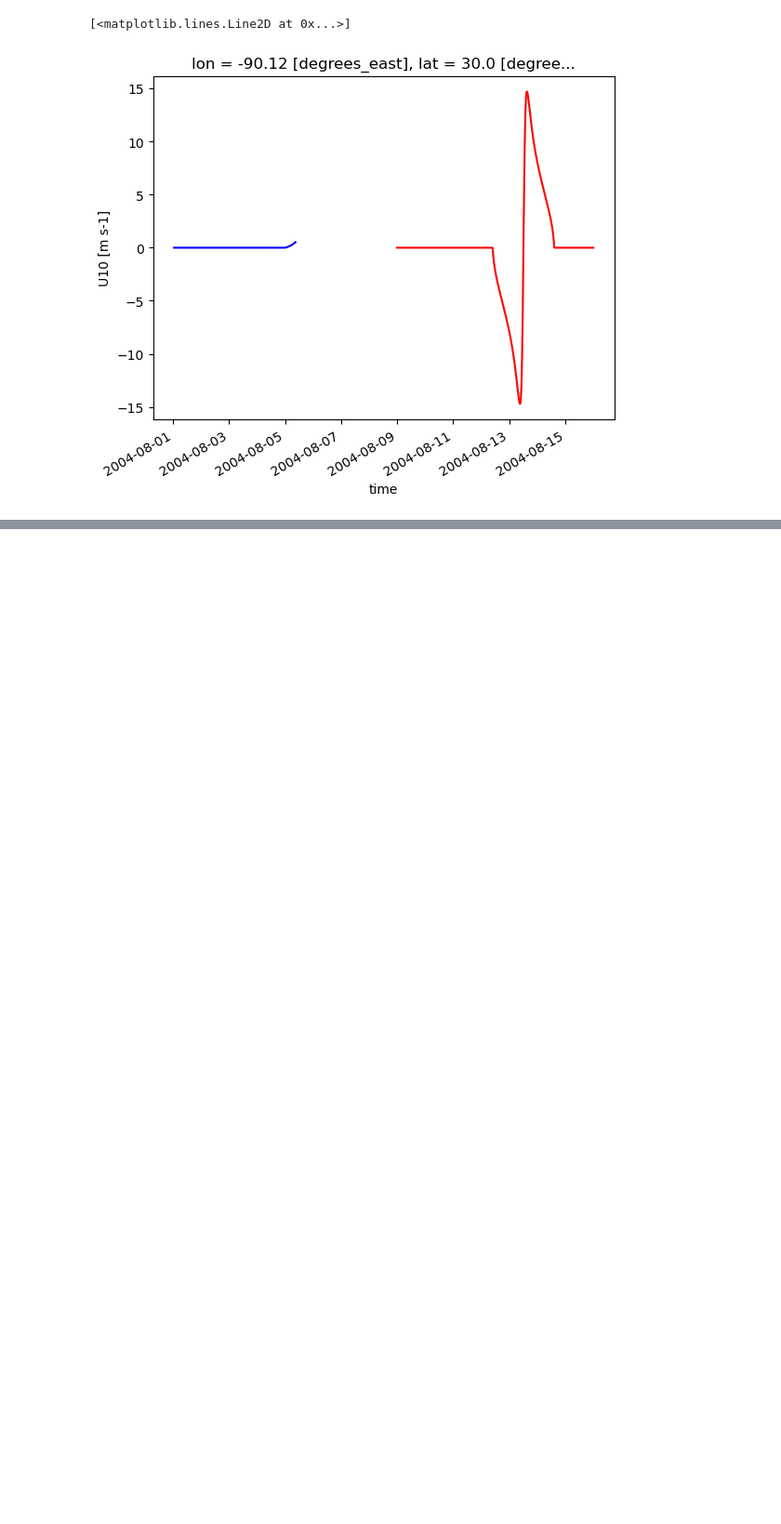
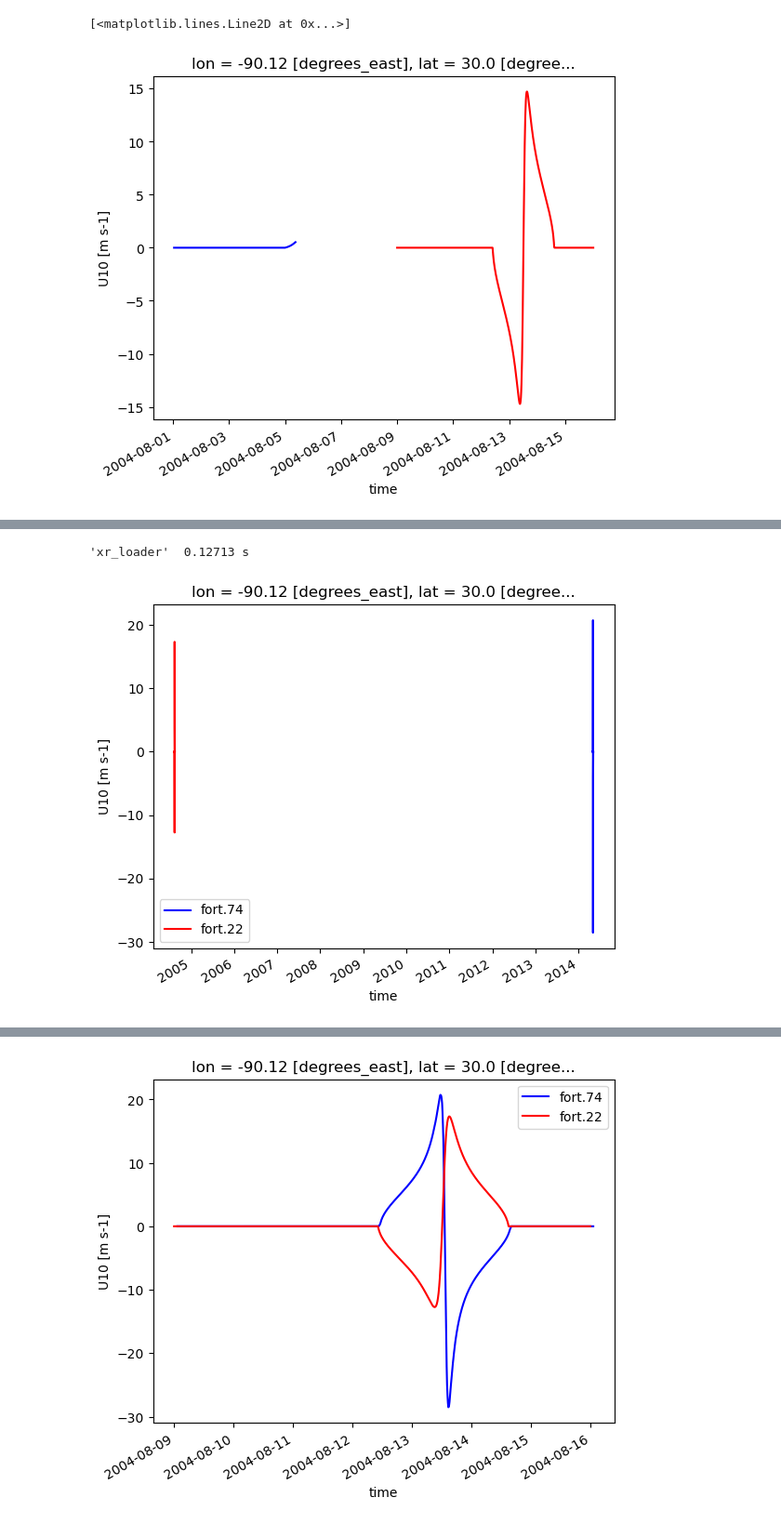
Before and after one commit to sdat2/PotentialHeight, a Jupyter notebook: ipynb/04-12-regrid.ipynb, the cells around one changed output, grey strips where cells are left out. Shown at 93% size. Saved outputs shown, nothing was run; the diff lists cells and outputs as text; code cells hidden in the pictures; blank space fills up the shorter version.

```diff
--- a/ipynb/04-12-regrid.ipynb
+++ b/ipynb/04-12-regrid.ipynb
@@ -283,0 +280,5 @@ plot_u10_windx_at_a_point("", NEW_ORLEANS)
+# %%
+plot_u10_windx_at_a_point("/work/n01/n01/sithom/adcirc-swan/exp/angle_test/exp_004", NEW_ORLEANS)
+# %% [output]
+'xr_loader'  0.12713 s
+[figure, added]
@@ -283,0 +289 @@ plot_u10_windx_at_a_point("", NEW_ORLEANS)
+[figure, added]
```
Also changed, not shown: parts of 9 cells of this notebook, 2 other files.
